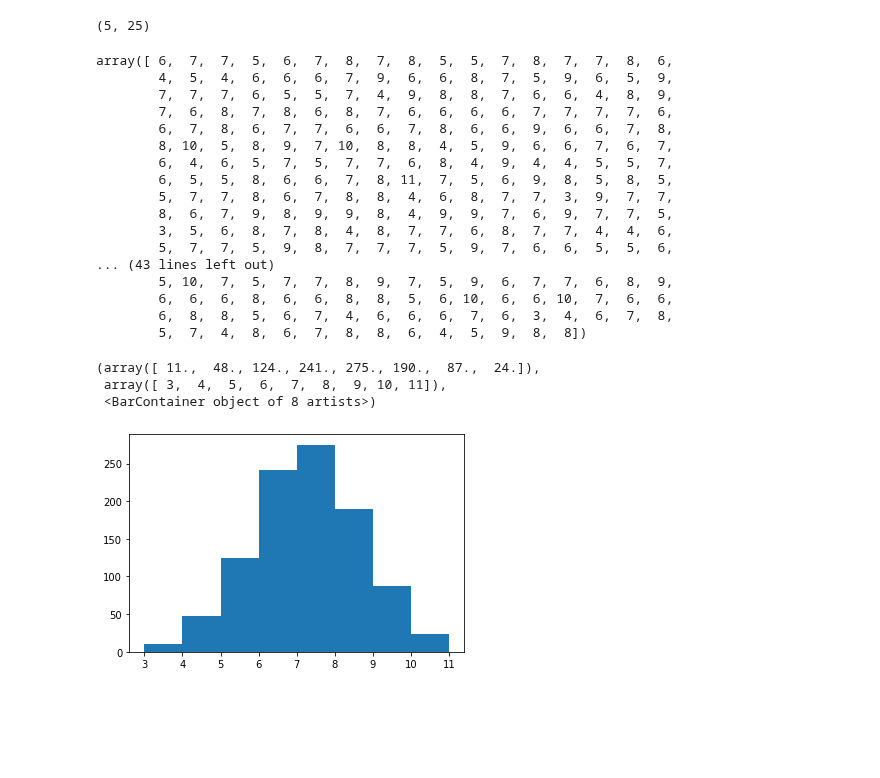
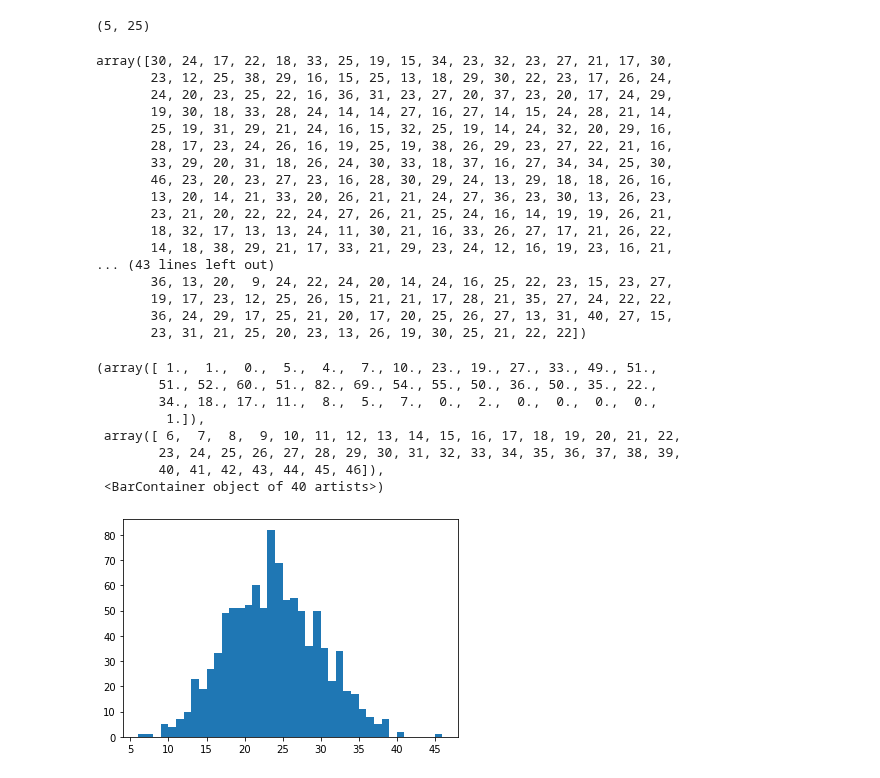
Before and after one commit to BlockScience/arm-basic-research, a Jupyter notebook: model/model/scratch.ipynb, the cells around one changed output. Drawn from its saved outputs; the diff is of its cells as text; code cells hidden in the pictures; blank space fills up the shorter version.

```diff
--- a/model/model/scratch.ipynb
+++ b/model/model/scratch.ipynb
@@ -12,7 +12,7 @@ m = 2 #principle components
 l = 5 #contexts
 
 some_items = np.array([gen_attributes(n=n) for k in range(r) ])
-some_contexts = np.array([gen_attributes(n=n) for k in range(l) ])
+some_contexts = np.array([gen_context(n=n) for k in range(l) ])
 # %%
 some_items
 # %% [output]
@@ -64,29 +64,40 @@ prices = np.matmul(some_items, some_contexts.T).max(axis = 1)
 # %%
 prices
 # %% [output]
-array([ 6,  7,  7,  5,  6,  7,  8,  7,  8,  5,  5,  7,  8,  7,  7,  8,  6,
-        4,  5,  4,  6,  6,  6,  7,  9,  6,  6,  8,  7,  5,  9,  6,  5,  9,
-        7,  7,  7,  6,  5,  5,  7,  4,  9,  8,  8,  7,  6,  6,  4,  8,  9,
-        7,  6,  8,  7,  8,  6,  8,  7,  6,  6,  6,  6,  7,  7,  7,  7,  6,
-        6,  7,  8,  6,  7,  7,  6,  6,  7,  8,  6,  6,  9,  6,  6,  7,  8,
-        8, 10,  5,  8,  9,  7, 10,  8,  8,  4,  5,  9,  6,  6,  7,  6,  7,
-        6,  4,  6,  5,  7,  5,  7,  7,  6,  8,  4,  9,  4,  4,  5,  5,  7,
-        6,  5,  5,  8,  6,  6,  7,  8, 11,  7,  5,  6,  9,  8,  5,  8,  5,
-        5,  7,  7,  8,  6,  7,  8,  8,  4,  6,  8,  7,  7,  3,  9,  7,  7,
-        8,  6,  7,  9,  8,  9,  9,  8,  4,  9,  9,  7,  6,  9,  7,  7,  5,
-        3,  5,  6,  8,  7,  8,  4,  8,  7,  7,  6,  8,  7,  7,  4,  4,  6,
-        5,  7,  7,  5,  9,  8,  7,  7,  7,  5,  9,  7,  6,  6,  5,  5,  6,
+array([30, 24, 17, 22, 18, 33, 25, 19, 15, 34, 23, 32, 23, 27, 21, 17, 30,
+       23, 12, 25, 38, 29, 16, 15, 25, 13, 18, 29, 30, 22, 23, 17, 26, 24,
+       24, 20, 23, 25, 22, 16, 36, 31, 23, 27, 20, 37, 23, 20, 17, 24, 29,
+       19, 30, 18, 33, 28, 24, 14, 14, 27, 16, 27, 14, 15, 24, 28, 21, 14,
+       25, 19, 31, 29, 21, 24, 16, 15, 32, 25, 19, 14, 24, 32, 20, 29, 16,
+       28, 17, 23, 24, 26, 16, 19, 25, 19, 38, 26, 29, 23, 27, 22, 21, 16,
+       33, 29, 20, 31, 18, 26, 24, 30, 33, 18, 37, 16, 27, 34, 34, 25, 30,
+       46, 23, 20, 23, 27, 23, 16, 28, 30, 29, 24, 13, 29, 18, 18, 26, 16,
+       13, 20, 14, 21, 33, 20, 26, 21, 21, 24, 27, 36, 23, 30, 13, 26, 23,
+       23, 21, 20, 22, 22, 24, 27, 26, 21, 25, 24, 16, 14, 19, 19, 26, 21,
+       18, 32, 17, 13, 13, 24, 11, 30, 21, 16, 33, 26, 27, 17, 21, 26, 22,
+       14, 18, 38, 29, 21, 17, 33, 21, 29, 23, 24, 12, 16, 19, 23, 16, 21,
 ... (43 lines left out)
-        5, 10,  7,  5,  7,  7,  8,  9,  7,  5,  9,  6,  7,  7,  6,  8,  9,
-        6,  6,  6,  8,  6,  6,  8,  8,  5,  6, 10,  6,  6, 10,  7,  6,  6,
-        6,  8,  8,  5,  6,  7,  4,  6,  6,  6,  7,  6,  3,  4,  6,  7,  8,
-        5,  7,  4,  8,  6,  7,  8,  8,  6,  4,  5,  9,  8,  8])
+       36, 13, 20,  9, 24, 22, 24, 20, 14, 24, 16, 25, 22, 23, 15, 23, 27,
+       19, 17, 23, 12, 25, 26, 15, 21, 21, 17, 28, 21, 35, 27, 24, 22, 22,
+       36, 24, 29, 17, 25, 21, 20, 17, 20, 25, 26, 27, 13, 31, 40, 27, 15,
+       23, 31, 21, 25, 20, 23, 13, 26, 19, 30, 25, 21, 22, 22])
-# %%
-plt.hist(prices, bins = range(prices.min(), prices.max()+1))
-# %% [output]
-(array([ 11.,  48., 124., 241., 275., 190.,  87.,  24.]),
- array([ 3,  4,  5,  6,  7,  8,  9, 10, 11]),
- <BarContainer object of 8 artists>)
-[figure, removed]
+# %%
+top = int(prices.min())
+bot = int(prices.max())+1
+count = 10
+
+bins = range(top, bot)
+
+plt.hist(prices, bins = bins)
+# %% [output]
+(array([ 1.,  1.,  0.,  5.,  4.,  7., 10., 23., 19., 27., 33., 49., 51.,
+        51., 52., 60., 51., 82., 69., 54., 55., 50., 36., 50., 35., 22.,
+        34., 18., 17., 11.,  8.,  5.,  7.,  0.,  2.,  0.,  0.,  0.,  0.,
+         1.]),
+ array([ 6,  7,  8,  9, 10, 11, 12, 13, 14, 15, 16, 17, 18, 19, 20, 21, 22,
+        23, 24, 25, 26, 27, 28, 29, 30, 31, 32, 33, 34, 35, 36, 37, 38, 39,
+        40, 41, 42, 43, 44, 45, 46]),
+ <BarContainer object of 40 artists>)
+[figure, added]
 # %%
 import seaborn as sns
```
Also changed, not shown: parts of 15 cells of this notebook, 5 other files.
